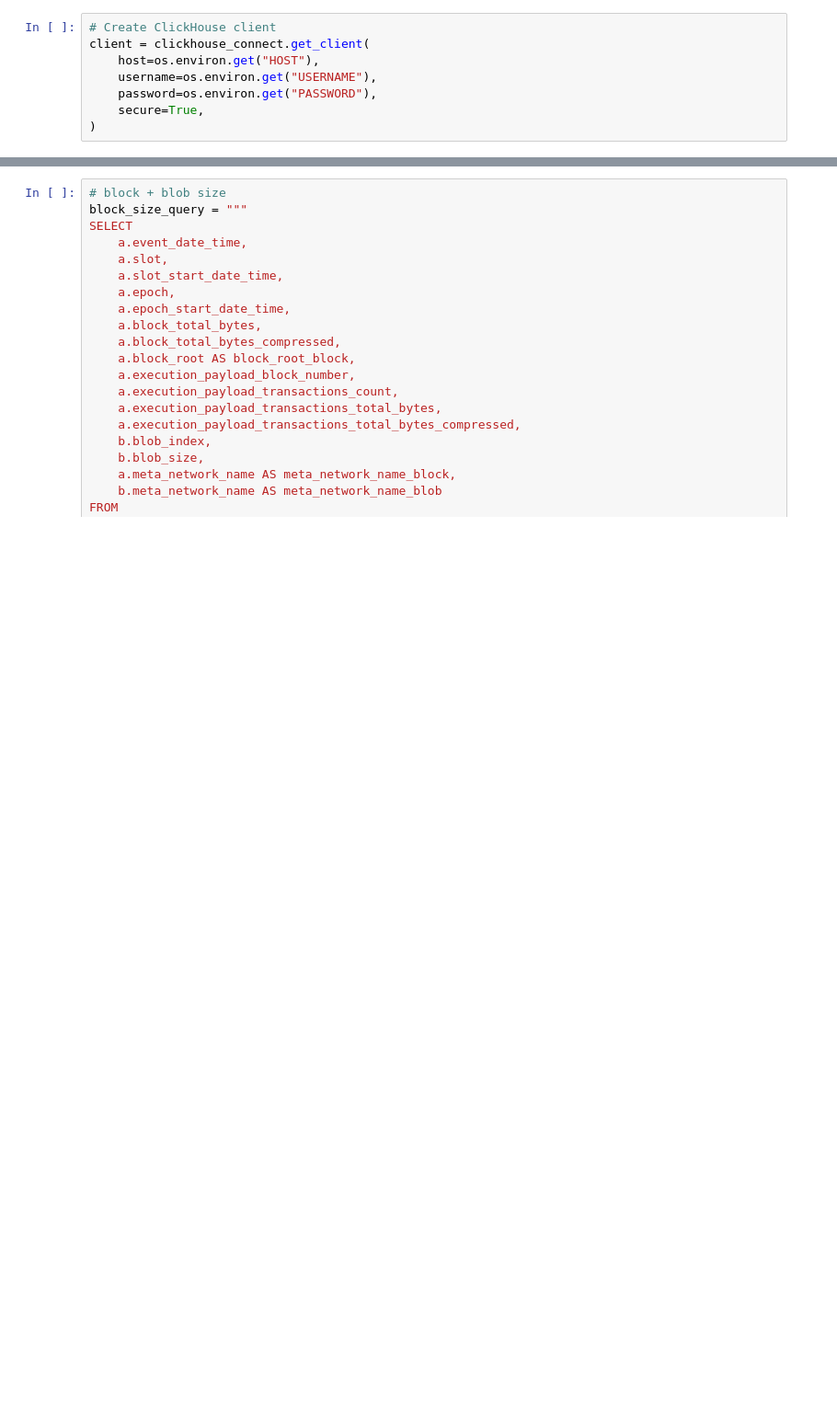
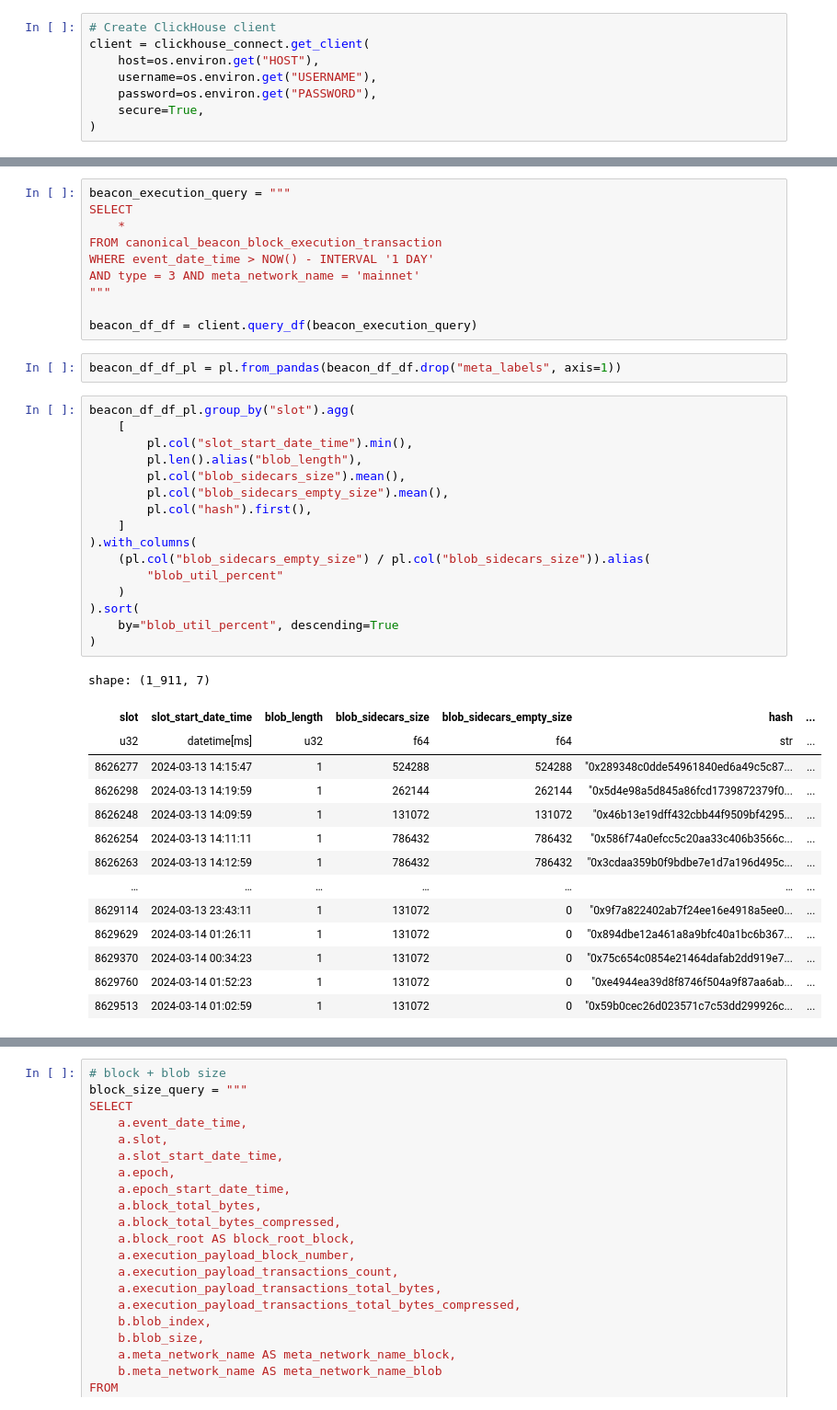
Before and after one commit to Evan-Kim2028/eip4844_blob_data, a Jupyter notebook: panel/beacon_block_blob_size.ipynb, the cells around one changed output, grey strips where cells are left out. Shown at 92% size. Saved outputs shown, nothing was run; the diff lists cells and outputs as text; blank space fills up the shorter version.

```diff
--- a/panel/beacon_block_blob_size.ipynb
+++ b/panel/beacon_block_blob_size.ipynb
@@ -33,0 +68,43 @@ client = clickhouse_connect.get_client(
+# %%
+beacon_execution_query = """
+SELECT
+    *
+FROM canonical_beacon_block_execution_transaction
+WHERE event_date_time > NOW() - INTERVAL '1 DAY'
+AND type = 3 AND meta_network_name = 'mainnet'
+"""
+
+beacon_df_df = client.query_df(beacon_execution_query)
+# %%
+beacon_df_df_pl = pl.from_pandas(beacon_df_df.drop("meta_labels", axis=1))
+# %%
+beacon_df_df_pl.group_by("slot").agg(
+    [
+        pl.col("slot_start_date_time").min(),
+        pl.len().alias("blob_length"),
+        pl.col("blob_sidecars_size").mean(),
+        pl.col("blob_sidecars_empty_size").mean(),
+        pl.col("hash").first(),
+    ]
+).with_columns(
+    (pl.col("blob_sidecars_empty_size") / pl.col("blob_sidecars_size")).alias(
+        "blob_util_percent"
+    )
+).sort(
+    by="blob_util_percent", descending=True
+)
+# %% [output]
+shape: (1_911, 7)
+| slot | slot_start_date_time | blob_length | blob_sidecars_size | blob_sidecars_empty_size | hash | ... |
+| u32 | datetime[ms] | u32 | f64 | f64 | str | ... |
+| 8626277 | 2024-03-13 14:15:47 | 1 | 524288 | 524288 | "0x289348c0dde54961840ed6a49c5c87... | ... |
+| 8626298 | 2024-03-13 14:19:59 | 1 | 262144 | 262144 | "0x5d4e98a5d845a86fcd1739872379f0... | ... |
+| 8626248 | 2024-03-13 14:09:59 | 1 | 131072 | 131072 | "0x46b13e19dff432cbb44f9509bf4295... | ... |
+| 8626254 | 2024-03-13 14:11:11 | 1 | 786432 | 786432 | "0x586f74a0efcc5c20aa33c406b3566c... | ... |
+| 8626263 | 2024-03-13 14:12:59 | 1 | 786432 | 786432 | "0x3cdaa359b0f9bdbe7e1d7a196d495c... | ... |
+| … | … | … | … | … | … | ... |
+| 8629114 | 2024-03-13 23:43:11 | 1 | 131072 | 0 | "0x9f7a822402ab7f24ee16e4918a5ee0... | ... |
+| 8629629 | 2024-03-14 01:26:11 | 1 | 131072 | 0 | "0x894dbe12a461a8a9bfc40a1bc6b367... | ... |
+| 8629370 | 2024-03-14 00:34:23 | 1 | 131072 | 0 | "0x75c654c0854e21464dafab2dd919e7... | ... |
+| 8629760 | 2024-03-14 01:52:23 | 1 | 131072 | 0 | "0xe4944ea39d8f8746f504a9f87aa6ab... | ... |
+| 8629513 | 2024-03-14 01:02:59 | 1 | 131072 | 0 | "0x59b0cec26d023571c7c53dd299926c... | ... |
```
Also changed, not shown: parts of 11 cells of this notebook.
